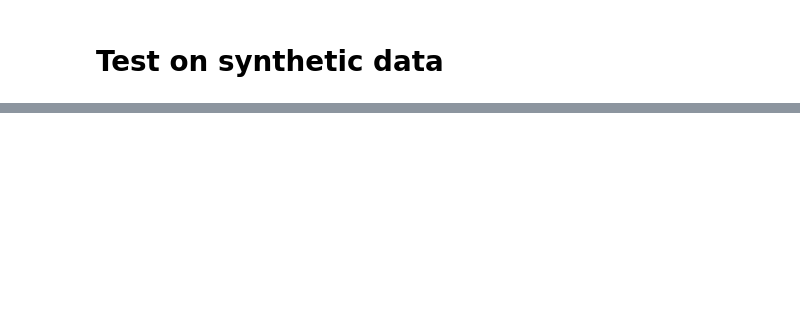
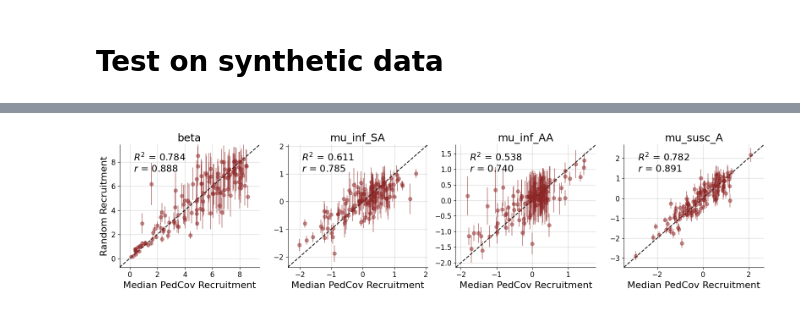
Before and after one commit to arrjon/AmortizedSelectionBias, a Jupyter notebook: train_bayesflow.ipynb, the cells around one changed output, grey strips where cells are left out. Saved outputs shown, nothing was run; the diff lists cells and outputs as text; code cells hidden in the pictures; blank space fills up the shorter version.

```diff
--- a/train_bayesflow.ipynb
+++ b/train_bayesflow.ipynb
@@ -585,0 +815,10 @@ fig.savefig(f'{results_folder}/{amortizer_name}_recovery_rand.png')
+# %%
+fig = bf.diagnostics.plot_recovery(posterior_samples_rand, np.median(posterior_samples, axis=1), param_names=param_names)
+# get axis
+ax = fig.get_axes()
+ax[0].set_ylabel('Random Recruitment')
+for a in ax:
+    a.set_xlabel('Median PedCov Recruitment')
+fig.savefig(f'{results_folder}/{amortizer_name}_recovery_pedcov_vs_rand.png')
+# %% [output]
+[figure, added]
```
Also changed, not shown: parts of 32 cells of this notebook, 6 other files.
